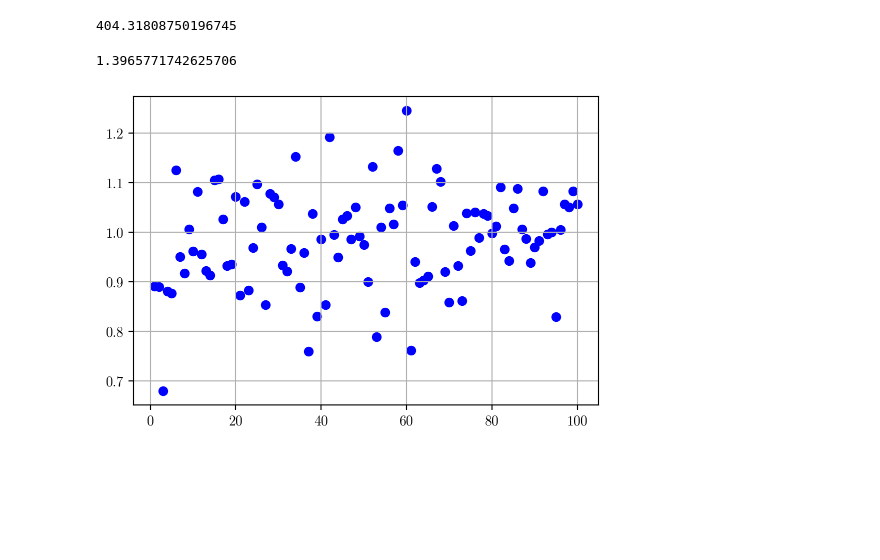
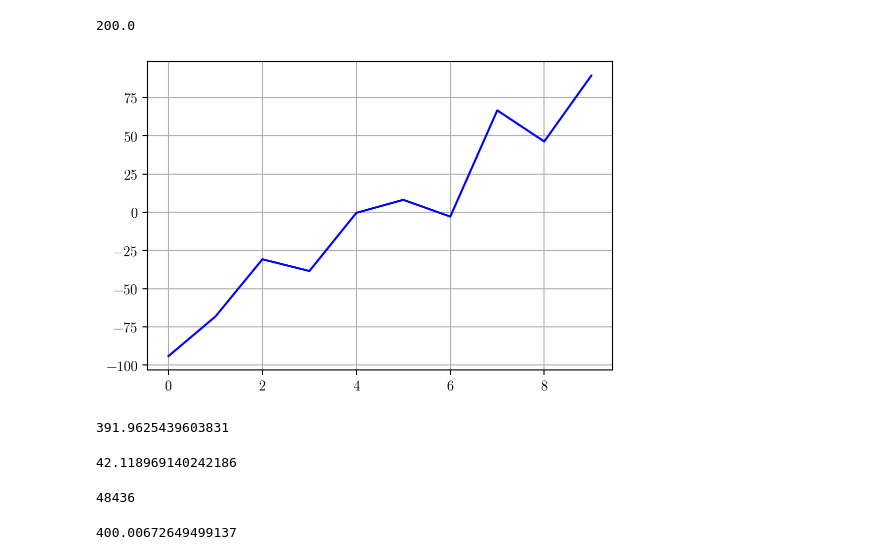
Before and after one commit to huchaoning/freqest-draft, a Jupyter notebook: v_est.ipynb, the cells around one changed output. Drawn from its saved outputs; the diff is of its cells as text; code cells hidden in the pictures; blank space fills up the shorter version.

```diff
--- a/v_est.ipynb
+++ b/v_est.ipynb
@@ -37,3 +16,36 @@ fi11 = 1/(SPADE.SIGMA*20)**2 * np.sum(np.arange(10)**2)
 fi12 = 1/(SPADE.SIGMA*20)**2 * np.sum(np.arange(10)**1)
 fi22 = 1/(SPADE.SIGMA*20)**2 * np.sum(np.arange(10)**0)
 crb = np.linalg.inv(np.array([[fi11, fi12], [fi12, fi22]]))[0, 0]
+# %%
+class VelocityEstimation:
+    @classmethod
+    def FromRaw(cls, raw: np.ndarray, metadata: MetaData):
+        if metadata.measurement.upper() == 'SPADE':
+            expt = SPADE(raw, velocity=True)
+        elif metadata.measurement.upper() == 'DI':
+            expt = DI(raw, velocity=True)
+        else:
+            raise ValueError
+
+        del raw
+
+        # gc.collect()
+        expt.est_all(metadata)
+        return expt.estimates
+
+
+    # @classmethod
+    # def FromEstimates(cls, Estimates_instance: Estimates):
+    #     c: Estimates = np.copy(Estimates_instance).item()
+    #     del Estimates_instance
+
+    #     if c.metadata.measurement.upper() == 'SPADE':
+    #         expt = SPADE(cropped=c.cropped_data, noise=c.noise)
+    #     elif c.metadata.measurement.upper() == 'DI':
+    #         expt = DI(amplitude=c.metadata.amplitude, cropped=c.cropped_data, noise=c.noise)
+    #     else:
+    #         raise ValueError
+
+    #     gc.collect()
+    #     expt.est_all(c.metadata)
+    #     return expt.estimates
@@ -40,9 +55,21 @@ crb = np.linalg.inv(np.array([[fi11, fi12], [fi12, fi22]]))[0, 0]
+# %%
+meta = MetaData('DI', 400.0, timestamp=np.load(r'f:\20241121\di_v\di_v400.0_d0_timestamp.npy'))
+raw = np.load(r'f:\20241121\di_v\di_v400.0_d0_raw.npy')
+# %%
+c = VelocityEstimation.FromRaw(raw, meta)
+# %%
+400 * (0.05 * 10)
+# %% [output]
+200.0
+# %%
+plot(c.time_domain[1])
+# %% [output]
+[figure, added]
+# %%
+c.velocity_estimates.mean()
+# %% [output]
+391.9625439603831
 # %%
-main() * qCMOS.PIXEL_SIZE
+10 * DMD.PIXEL_SIZE / qCMOS.PIXEL_SIZE
 # %% [output]
-404.31808750196745
+42.118969140242186
-# %%
-lst = np.array([main() for _ in range(200)])
-print(lst.var() * 60 / crb)
-# %% [output]
-1.3965771742625706
@@ -55,4 +76,8 @@ for test in range(100):
-# %%
-scatter(x, y)
-# %% [output]
-[figure, removed]
+# %%
+int((DMD.PIXEL_SIZE / 400) * 1e6)
+# %% [output]
+48436
+# %%
+DMD.PIXEL_SIZE / 48436e-6
+# %% [output]
+400.00672649499137
```
Also changed, not shown: parts of 13 cells of this notebook, 2 other files.
